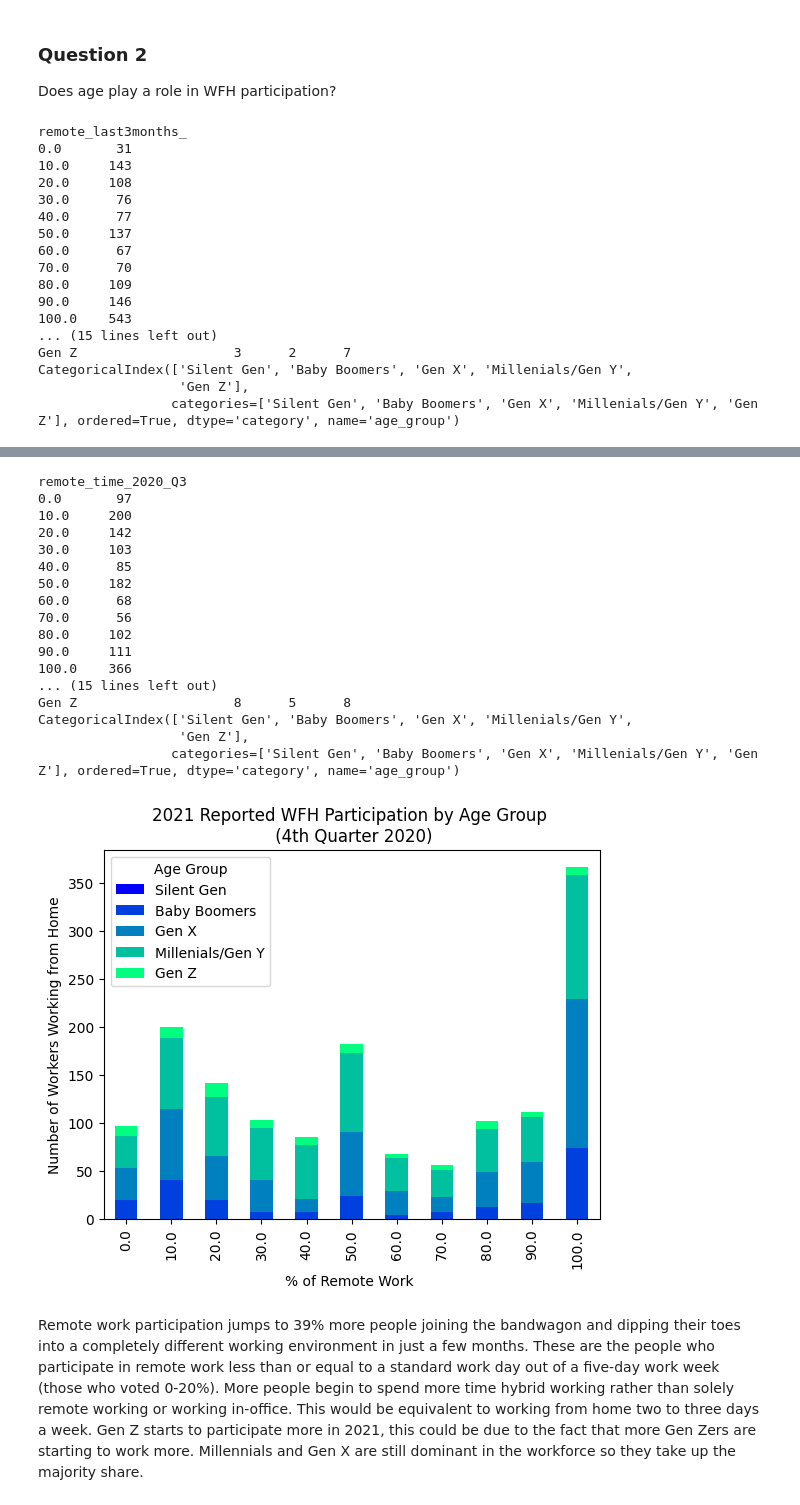
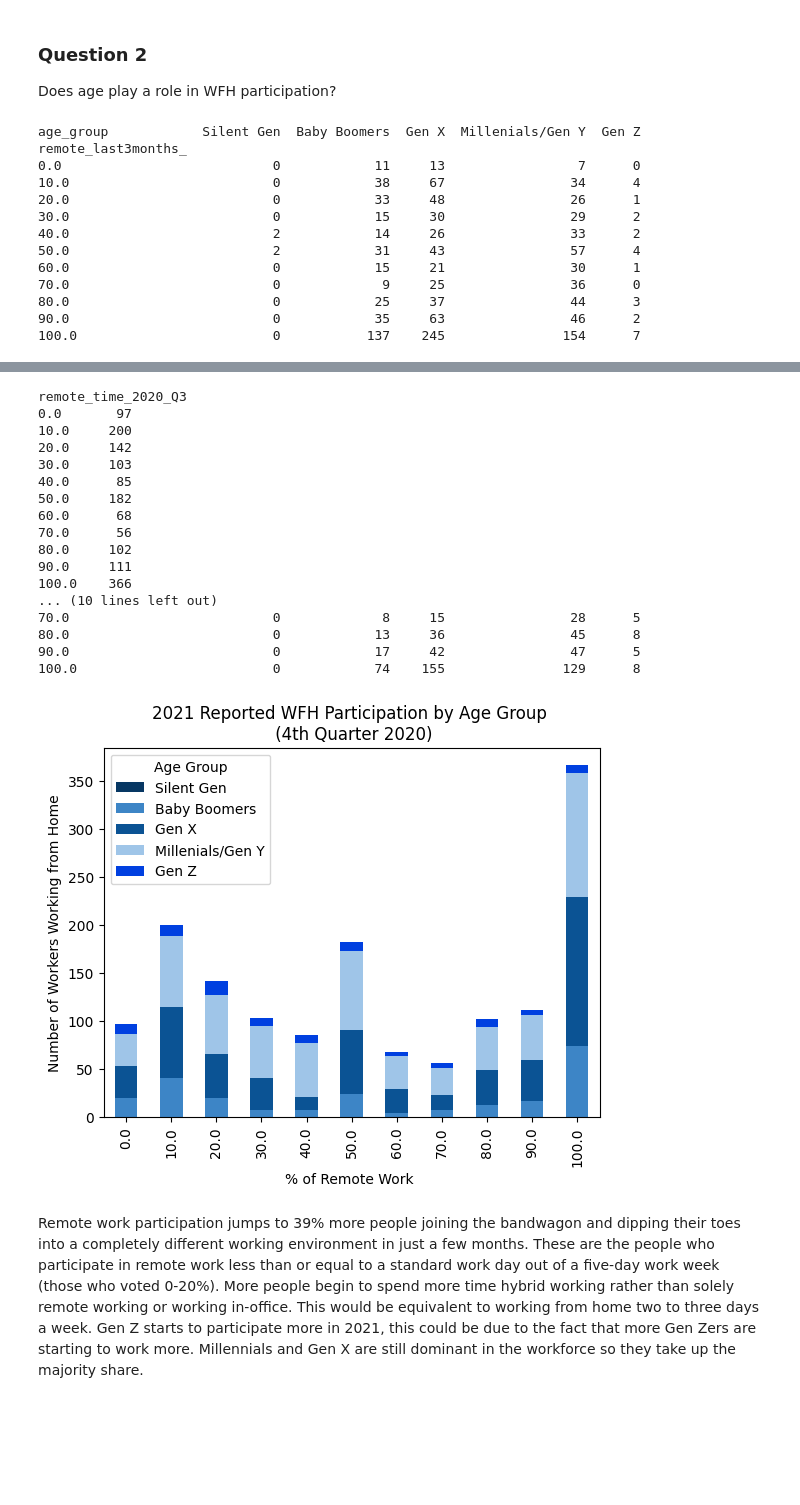
Before and after one commit to tina3860/Remote-Work, a Jupyter notebook: remote_work.ipynb, the cells around one changed output, grey strips where cells are left out. Drawn from its saved outputs; the diff is of its cells as text; code cells hidden in the pictures; blank space fills up the shorter version.

```diff
--- a/remote_work.ipynb
+++ b/remote_work.ipynb
@@ -1096,64 +1100,53 @@ Does age play a role in WFH participation?
 
 #2020 pivot table to see how many voted for each percentage
 remote_2020_3m = df.pivot_table(index=['remote_last3months_'], aggfunc='size')
-print(remote_2020_3m)
+
 
 #group by age group and 2020 3m to see how many ppl by age group voted for each %
 age_3m_20 = df.groupby(['age_group','remote_last3months_']).size().unstack()
-print(age_3m_20)
-print(age_3m_20.index)
-age_3m_20
 
 #transpose, switch index to % instead of age group
 age_3m_20_T = age_3m_20.transpose()
 age_3m_20_T.index
-age_3m_20_T
+print(age_3m_20_T)
 
-cmap = 'PuBu'
+colors = ['#073763', '#3d85c6', '#0b5394', '#9fc5e8', '#0040e0']
 
 #plot
-age_3m_20_T.plot(kind = 'bar', stacked=True, cmap = 'winter')
+age_3m_20_T.plot(kind = 'bar', stacked=True, color=colors)
 plt.title('2020 Reported WFH Participation by Age Group \n (within a 3 month time frame)')
 plt.xlabel('% of Remote Work ')
 plt.ylabel('Number of Workers Working from Home')
 plt.legend(title='Age Group')
 plt.show()
 
-
 #2021
 remote_2021_3m = df.pivot_table(index=['remote_time_2020_Q3'], aggfunc='size')
 print(remote_2021_3m)
 
 age_3m_21 = df.groupby(['age_group','remote_time_2020_Q3']).size().unstack()
-print(age_3m_21)
-print(age_3m_21.index)
-age_3m_21
 
 age_3m_21_T = age_3m_21.transpose()
 age_3m_21_T.index
-age_3m_21_T
+print(age_3m_21_T)
 
-age_3m_21_T.plot(kind = 'bar', stacked=True, cmap = 'winter')
+age_3m_21_T.plot(kind = 'bar', stacked=True,color=colors)
 plt.title('2021 Reported WFH Participation by Age Group \n (4th Quarter 2020)')
 plt.xlabel('% of Remote Work ')
 plt.ylabel('Number of Workers Working from Home')
 plt.legend(title='Age Group')
 plt.show()
 # %% [output]
+age_group            Silent Gen  Baby Boomers  Gen X  Millenials/Gen Y  Gen Z
 remote_last3months_
-0.0       31
-10.0     143
-20.0     108
-30.0      76
-40.0      77
-50.0     137
-60.0      67
-70.0      70
-80.0     109
-90.0     146
-100.0    543
-... (15 lines left out)
-Gen Z                    3      2      7
-CategoricalIndex(['Silent Gen', 'Baby Boomers', 'Gen X', 'Millenials/Gen Y',
-                  'Gen Z'],
-                 categories=['Silent Gen', 'Baby Boomers', 'Gen X', 'Millenials/Gen Y', 'Gen Z'], ordered=True, dtype='category', name='age_group')
+0.0                           0            11     13                 7      0
+10.0                          0            38     67                34      4
+20.0                          0            33     48                26      1
+30.0                          0            15     30                29      2
+40.0                          2            14     26                33      2
+50.0                          2            31     43                57      4
+60.0                          0            15     21                30      1
+70.0                          0             9     25                36      0
+80.0                          0            25     37                44      3
+90.0                          0            35     63                46      2
+100.0                         0           137    245               154      7
@@ -1161,21 +1154,21 @@ CategoricalIndex(['Silent Gen', 'Baby Boomers', 'Gen X', 'Millenials/Gen Y',
 remote_time_2020_Q3
 0.0       97
 10.0     200
 20.0     142
 30.0     103
 40.0      85
 50.0     182
 60.0      68
 70.0      56
 80.0     102
 90.0     111
 100.0    366
-... (15 lines left out)
-Gen Z                    8      5      8
-CategoricalIndex(['Silent Gen', 'Baby Boomers', 'Gen X', 'Millenials/Gen Y',
-                  'Gen Z'],
-                 categories=['Silent Gen', 'Baby Boomers', 'Gen X', 'Millenials/Gen Y', 'Gen Z'], ordered=True, dtype='category', name='age_group')
+... (10 lines left out)
+70.0                          0             8     15                28      5
+80.0                          0            13     36                45      8
+90.0                          0            17     42                47      5
+100.0                         0            74    155               129      8
-[figure, old version]
+[figure, new version]
 # %% [markdown]
 Remote work participation jumps to 39% more people joining the bandwagon and dipping their toes into a completely different working environment in just a few months. These are the people who participate in remote work less than or equal to a standard work day out of a five-day work week (those who voted 0-20%). More people begin to spend more time hybrid working rather than solely remote working or working in-office. This would be equivalent to working from home two to three days a week. Gen Z starts to participate more in 2021, this could be due to the fact that more Gen Zers are starting to work more. Millennials and Gen X are still dominant in the workforce so they take up the majority share.
 # %% [markdown]
```
Also changed, not shown: parts of 7 cells of this notebook.
